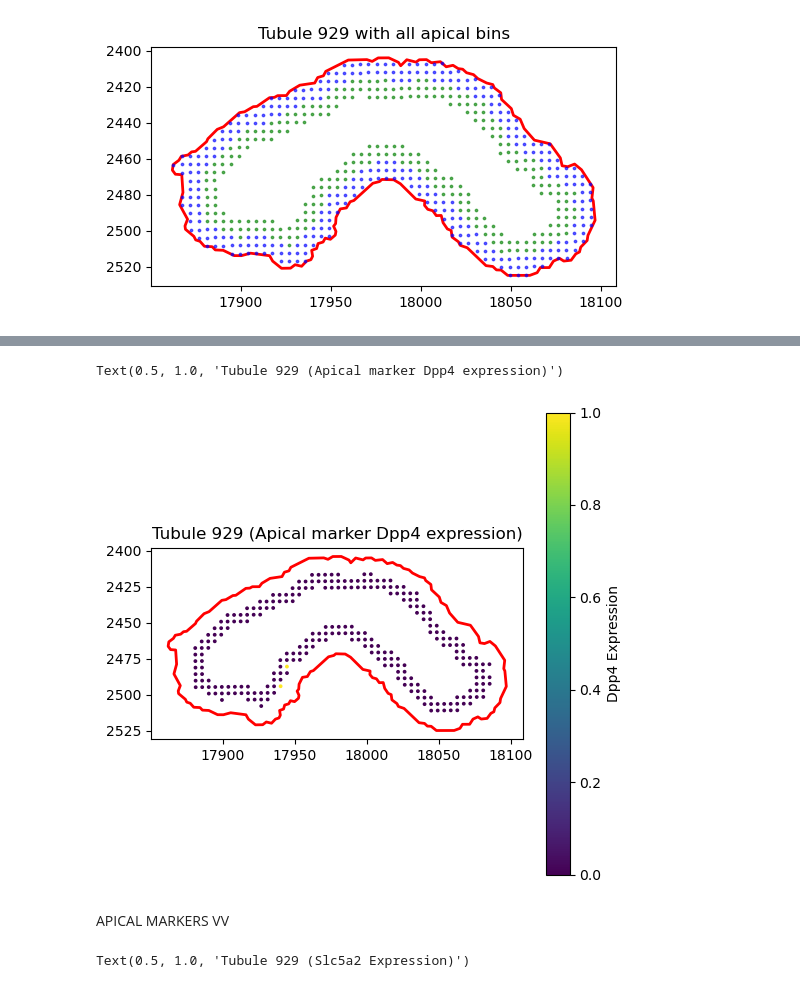
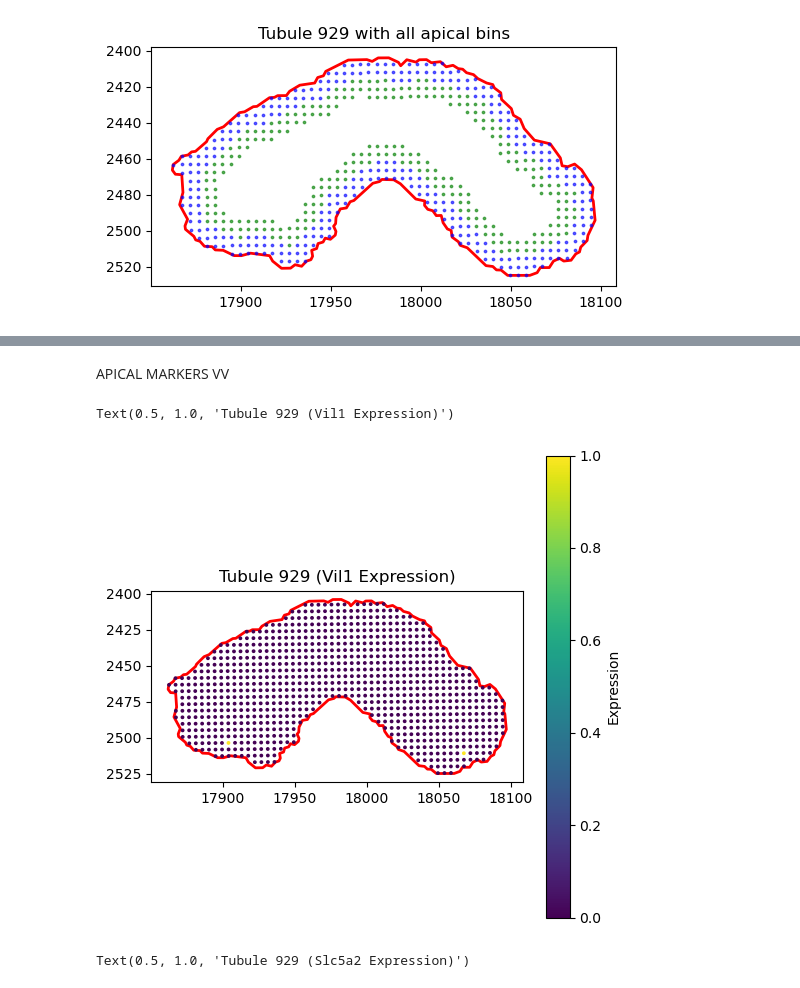
Before and after one commit to ssingh95jhu/Correlation_Kidney_Structure_Molecular_Presentation, a Jupyter notebook: Apical_Basal_PT_Distinction.ipynb, the cells around one changed output, grey strips where cells are left out. Saved outputs shown, nothing was run; the diff lists cells and outputs as text; code cells hidden in the pictures.

Commit message:
Apical Basal

```diff
--- a/Apical_Basal_PT_Distinction.ipynb
+++ b/Apical_Basal_PT_Distinction.ipynb
@@ -362,37 +263,33 @@ Text(0.5, 1.0, 'Tubule 929 (Basal marker Atp1b1 expression)')
-# %%
-#Dpp4 gene (Basal Gene)
-expr_apical = apical[:, "Dpp4"].X.toarray()
-#expr_basal  = basal[:, "Atp1b1"].X.toarray()
-
-#PLOTTING THE BASAL AND APICAL BINS TOGETHER:
-fig, ax = plt.subplots(figsize=(6,6))
-
-# plotting the polygon (from the geojson file)
-gdf[gdf["id"] == "929"].plot(ax=ax, color="none", edgecolor="red", linewidth=2)
-
-basal=subset[subset.obs["dist_to_edge"].values<=10].copy()
-##apical=subset[(subset.obs["dist_to_edge"].values>10)&(subset.obs["dist_to_edge"].values<=20)].copy()
-
-# plot the Visium HD bins scatter
-sc = ax.scatter(
-    apical.obs["pxl_col_in_fullres"].values,
-    apical.obs["pxl_row_in_fullres"].values,
-    c=expr_apical,
-    s=3,
-    alpha=1
-)
-
-# attach colorbar to SAME figure
-fig.colorbar(sc, ax=ax, label="Dpp4 Expression")
-
-ax.set_aspect("equal")
-ax.invert_yaxis()
-ax.set_title("Tubule 929 (Apical marker Dpp4 expression)")
-# %% [output]
-Text(0.5, 1.0, 'Tubule 929 (Apical marker Dpp4 expression)')
-[figure, removed]
 # %% [markdown]
 APICAL MARKERS VV
+# %%
+#VISUALIZE GENE EXPRESSION:
+expr_all=subset[:, "Vil1"].X.toarray()
+
+
+fig, ax = plt.subplots(figsize=(6,6))
+
+# plotting the polygon (from the geojson file)
+gdf[gdf["id"] == "929"].plot(ax=ax, color="none", edgecolor="red", linewidth=2)
+
+# plot the Visium HD bins scatter
+sc = ax.scatter(
+    subset.obs["pxl_col_in_fullres"].values,
+    subset.obs["pxl_row_in_fullres"].values,
+    c=expr_all,
+    s=3,
+    alpha=1
+)
+
+# attach colorbar to SAME figure
+fig.colorbar(sc, ax=ax, label="Expression")
+
+ax.set_aspect("equal")
+ax.invert_yaxis()
+ax.set_title("Tubule 929 (Vil1 Expression)")
+# %% [output]
+Text(0.5, 1.0, 'Tubule 929 (Vil1 Expression)')
+[figure, added]
 # %%
 #VISUALIZE GENE EXPRESSION:
 expr_all=subset[:, "Slc5a2"].X.toarray()
```
Also changed, not shown: parts of 3 cells of this notebook.
